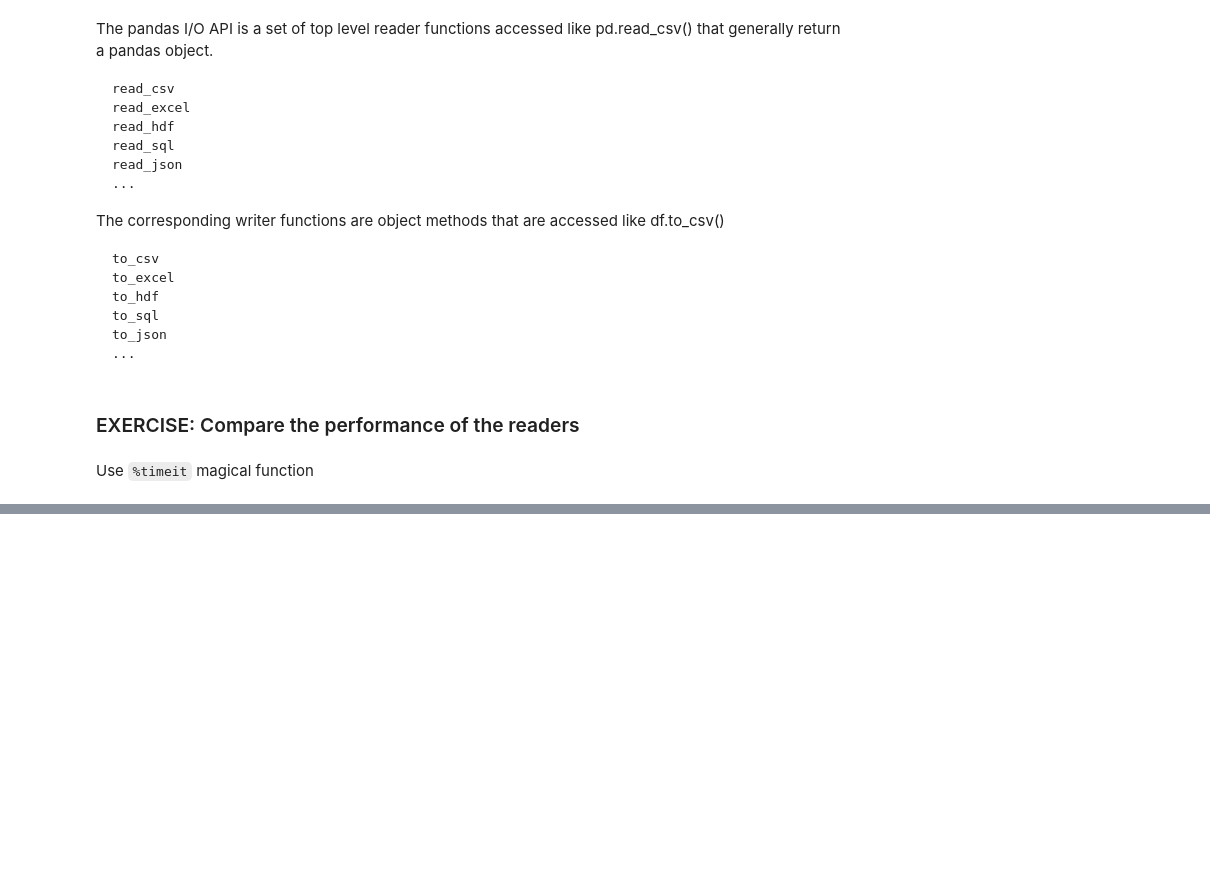
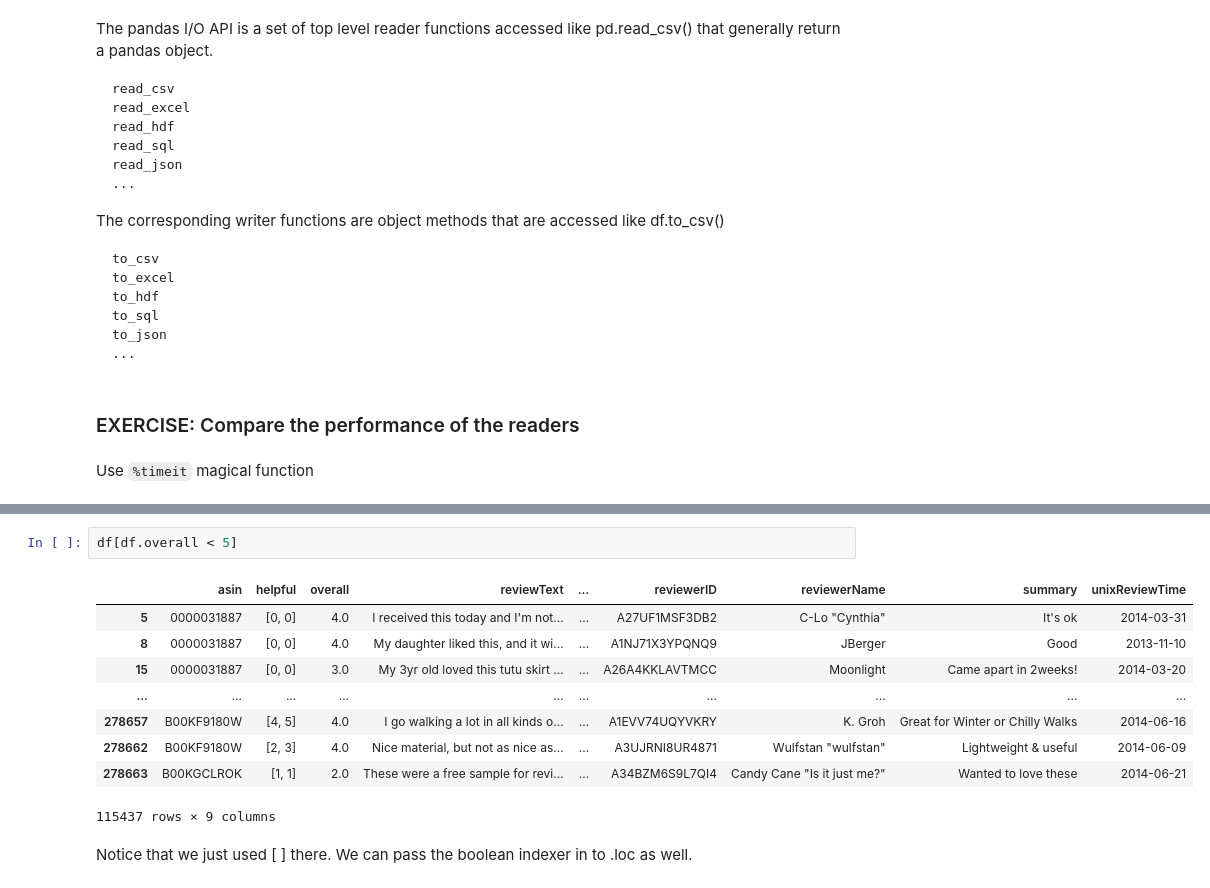
Before and after one commit to aterrel/pydata101, a Jupyter notebook: 1-pandas.ipynb, the cells around one changed output, grey strips where cells are left out. Drawn from its saved outputs; the diff is of its cells as text; blank space fills up the shorter version.

```diff
--- a/1-pandas.ipynb
+++ b/1-pandas.ipynb
@@ -165,0 +288,14 @@ Name: summary, dtype: int64
+# %%
+df[df.overall < 5]
+# %% [output]
+|  | asin | helpful | overall | reviewText | ... | reviewerID | reviewerName | summary | unixReviewTime |
+| 5 | 0000031887 | [0, 0] | 4.0 | I received this today and I'm not... | ... | A27UF1MSF3DB2 | C-Lo "Cynthia" | It's ok | 2014-03-31 |
+| 8 | 0000031887 | [0, 0] | 4.0 | My daughter liked this, and it wi... | ... | A1NJ71X3YPQNQ9 | JBerger | Good | 2013-11-10 |
+| 15 | 0000031887 | [0, 0] | 3.0 | My 3yr old loved this tutu skirt ... | ... | A26A4KKLAVTMCC | Moonlight | Came apart in 2weeks! | 2014-03-20 |
+| ... | ... | ... | ... | ... | ... | ... | ... | ... | ... |
+| 278657 | B00KF9180W | [4, 5] | 4.0 | I go walking a lot in all kinds o... | ... | A1EVV74UQYVKRY | K. Groh | Great for Winter or Chilly Walks | 2014-06-16 |
+| 278662 | B00KF9180W | [2, 3] | 4.0 | Nice material, but not as nice as... | ... | A3UJRNI8UR4871 | Wulfstan "wulfstan" | Lightweight & useful | 2014-06-09 |
+| 278663 | B00KGCLROK | [1, 1] | 2.0 | These were a free sample for revi... | ... | A34BZM6S9L7QI4 | Candy Cane "Is it just me?" | Wanted to love these | 2014-06-21 |
+115437 rows × 9 columns
+# %% [markdown]
+Notice that we just used [ ] there. We can pass the boolean indexer in to .loc as well.
```
Also changed, not shown: parts of 73 cells of this notebook.
